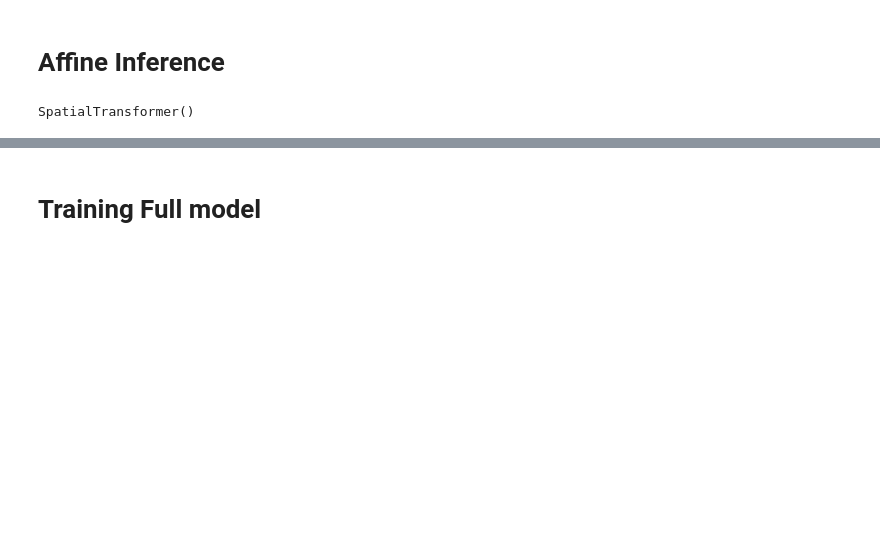
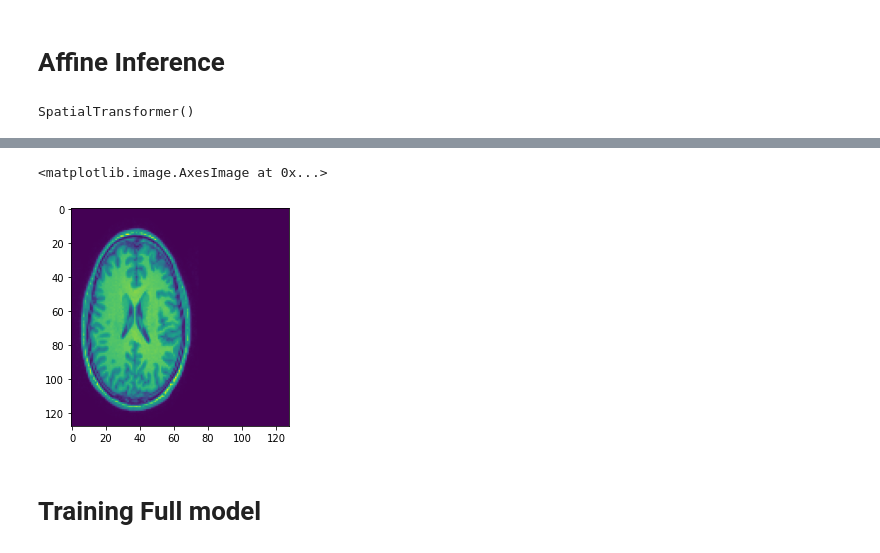
Before and after one commit to surajsrivathsa/image_registration, a Jupyter notebook: ADMIR_v1.ipynb, the cells around one changed output, grey strips where cells are left out. Drawn from its saved outputs; the diff is of its cells as text; code cells hidden in the pictures; blank space fills up the shorter version.

```diff
--- a/ADMIR_v1.ipynb
+++ b/ADMIR_v1.ipynb
@@ -1291,3 +1368,8 @@ plt.imshow(warped_img_np[:, :, 64])
+# %%
+plt.imshow(mynb_np2[0, :, 78, :])
+# %% [output]
+<matplotlib.image.AxesImage at 0x...>
+[figure, added]
 # %% [markdown]
 # Training Full model
 # %%
```
Also changed, not shown: parts of 31 cells of this notebook.
